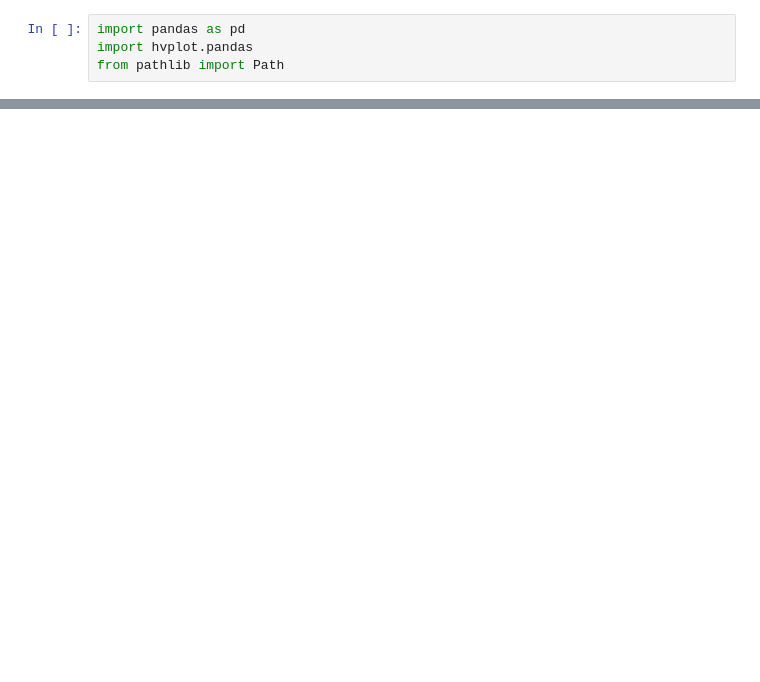
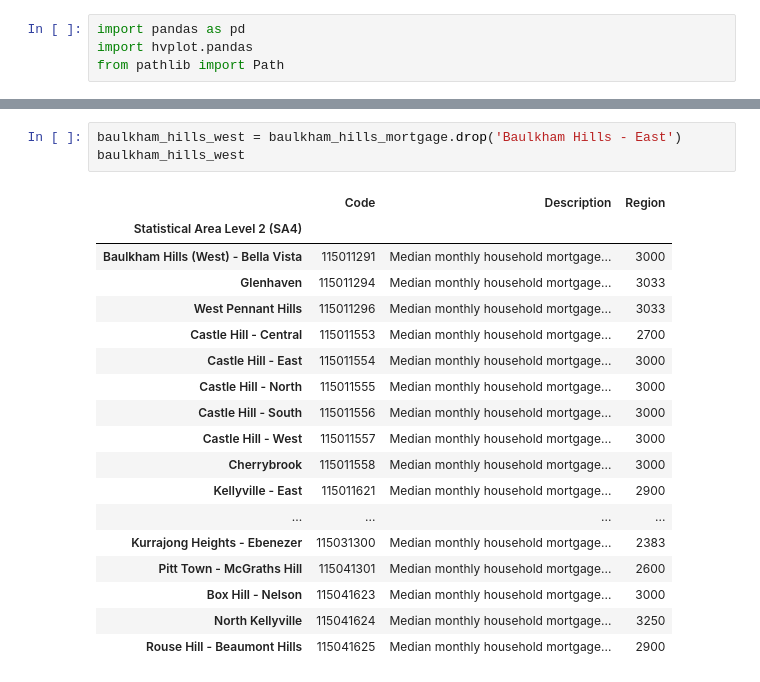
Before and after one commit to Damien-Nguyen/Analysis-of-mortgage-stress-by-geography-in-Australia, a Jupyter notebook: Data by Stat Area 2 baulkham hills.ipynb, the cells around one changed output, grey strips where cells are left out. Cells and saved outputs as stored; diff of their text form; blank space fills up the shorter version.

```diff
--- a/Data by Stat Area 2 baulkham hills.ipynb
+++ b/Data by Stat Area 2 baulkham hills.ipynb
@@ -54,0 +85,22 @@ baulkham_hills_mortgage_bar
+# %%
+baulkham_hills_west = baulkham_hills_mortgage.drop('Baulkham Hills - East')
+baulkham_hills_west
+# %% [output]
+|  | Code | Description | Region |
+| Statistical Area Level 2 (SA4) |  |  |  |
+| Baulkham Hills (West) - Bella Vista | 115011291 | Median monthly household mortgage... | 3000 |
+| Glenhaven | 115011294 | Median monthly household mortgage... | 3033 |
+| West Pennant Hills | 115011296 | Median monthly household mortgage... | 3033 |
+| Castle Hill - Central | 115011553 | Median monthly household mortgage... | 2700 |
+| Castle Hill - East | 115011554 | Median monthly household mortgage... | 3000 |
+| Castle Hill - North | 115011555 | Median monthly household mortgage... | 3000 |
+| Castle Hill - South | 115011556 | Median monthly household mortgage... | 3000 |
+| Castle Hill - West | 115011557 | Median monthly household mortgage... | 3000 |
+| Cherrybrook | 115011558 | Median monthly household mortgage... | 3000 |
+| Kellyville - East | 115011621 | Median monthly household mortgage... | 2900 |
+| ... | ... | ... | ... |
+| Kurrajong Heights - Ebenezer | 115031300 | Median monthly household mortgage... | 2383 |
+| Pitt Town - McGraths Hill | 115041301 | Median monthly household mortgage... | 2600 |
+| Box Hill - Nelson | 115041623 | Median monthly household mortgage... | 3000 |
+| North Kellyville | 115041624 | Median monthly household mortgage... | 3250 |
+| Rouse Hill - Beaumont Hills | 115041625 | Median monthly household mortgage... | 2900 |
```
Also changed, not shown: parts of 8 cells of this notebook, 2 other files.
